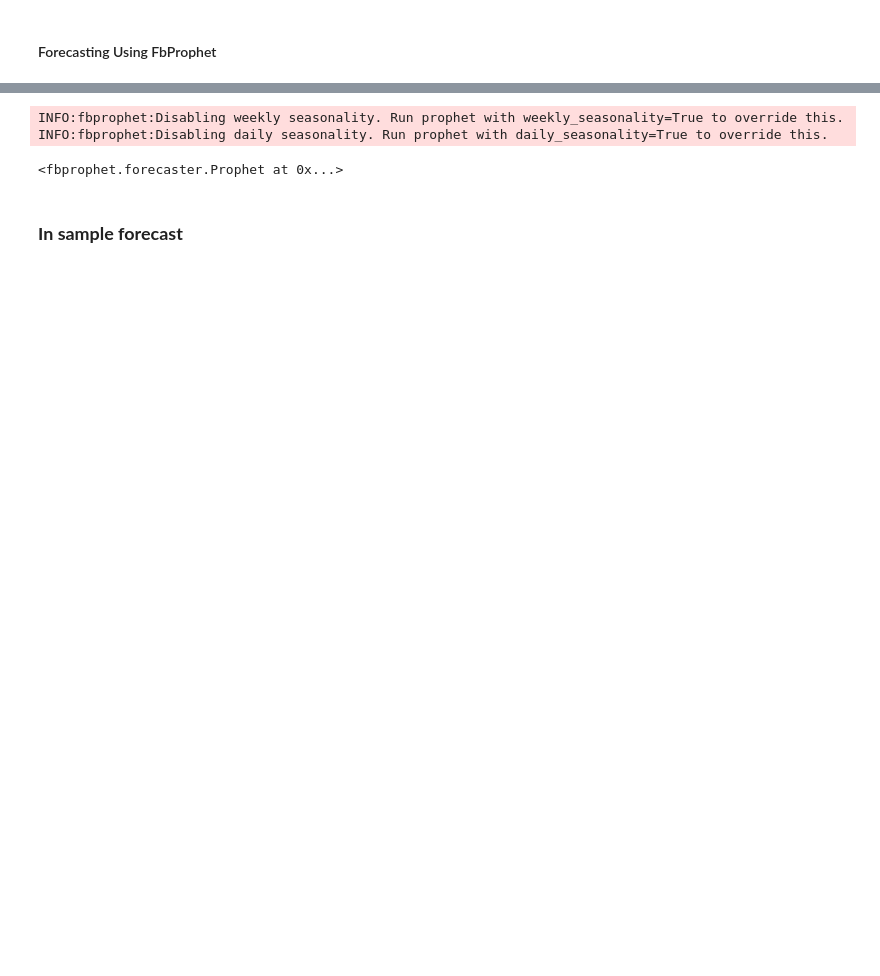
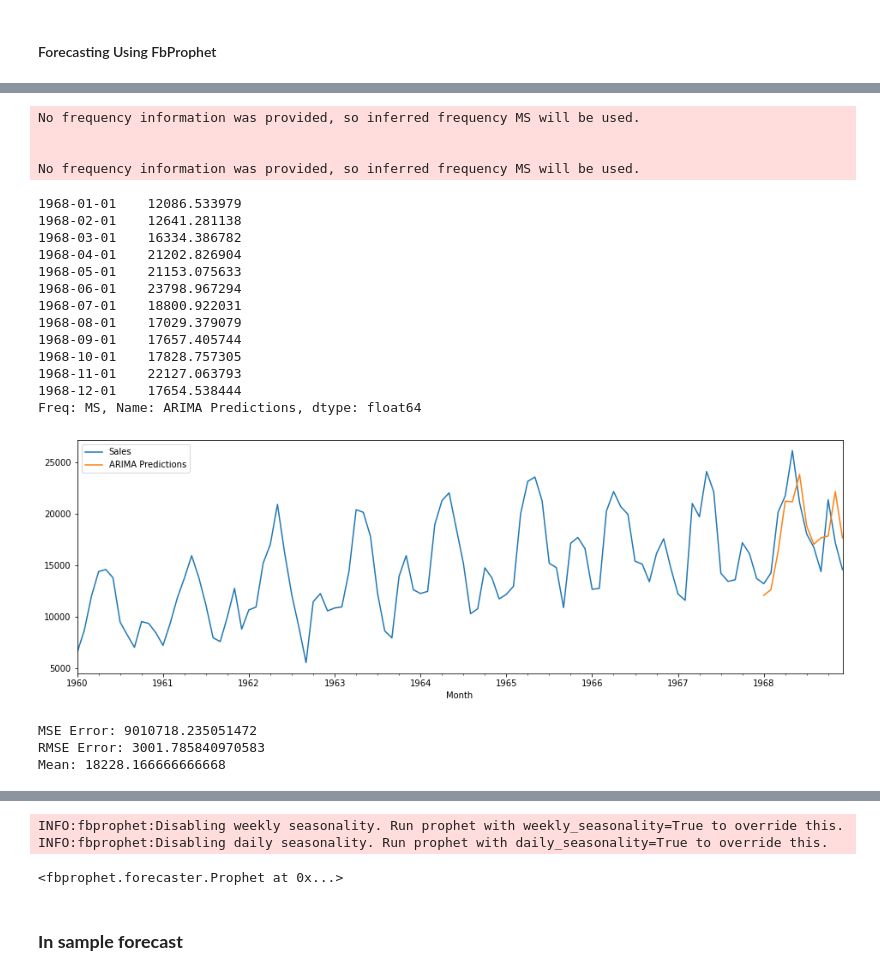
Before and after one commit to pongsrue/Automated_Tools-, a Jupyter notebook: Module3_2.ipynb, the cells around one changed output, grey strips where cells are left out. Saved outputs shown, nothing was run; the diff lists cells and outputs as text; code cells hidden in the pictures; blank space fills up the shorter version.

```diff
--- a/Module3_2.ipynb
+++ b/Module3_2.ipynb
@@ -43,0 +89,48 @@ print(df)
+# %%
+# arima
+#from statsmodels.tsa.statespace.sarimax import SARIMAX
+from statsmodels.tsa.arima_model import ARIMA
+# Train model
+arima_model = ARIMA(df1['Sales'], order=(5,1,0)) #, order = (0,1,2), seasonal_order = (4,0,3,12))
+arima_result = arima_model.fit()
+arima_result.summary()
+
+
+#Prediction
+arima_pred = arima_result.predict(start = len(df1)-12, end = len(df1)-1, typ="levels").rename("ARIMA Predictions")
+print(arima_pred)
+
+df1['Sales'].plot(figsize = (16,5), legend=True)
+arima_pred.plot(legend = True);
+# %% [output]
+No frequency information was provided, so inferred frequency MS will be used.
+
+
+No frequency information was provided, so inferred frequency MS will be used.
+1968-01-01    12086.533979
+1968-02-01    12641.281138
+1968-03-01    16334.386782
+1968-04-01    21202.826904
+1968-05-01    21153.075633
+1968-06-01    23798.967294
+1968-07-01    18800.922031
+1968-08-01    17029.379079
+1968-09-01    17657.405744
+1968-10-01    17828.757305
+1968-11-01    22127.063793
+1968-12-01    17654.538444
+Freq: MS, Name: ARIMA Predictions, dtype: float64
+[figure, added]
+# %%
+from sklearn.metrics import mean_squared_error
+from statsmodels.tools.eval_measures import rmse
+#Model Evaluation
+arima_rmse_error = rmse(df1['Sales'][-12:], arima_pred)
+arima_mse_error = arima_rmse_error**2
+mean_value = df1['Sales'][-12:].mean()
+
+print(f'MSE Error: {arima_mse_error}\nRMSE Error: {arima_rmse_error}\nMean: {mean_value}')
+# %% [output]
+MSE Error: 9010718.235051472
+RMSE Error: 3001.785840970583
+Mean: 18228.166666666668
```
Also changed, not shown: parts of 22 cells of this notebook.
